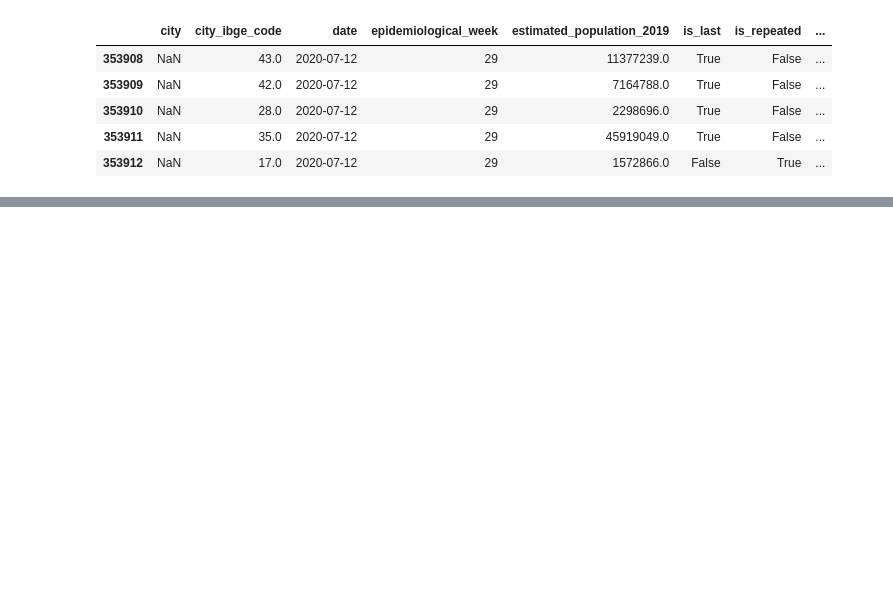
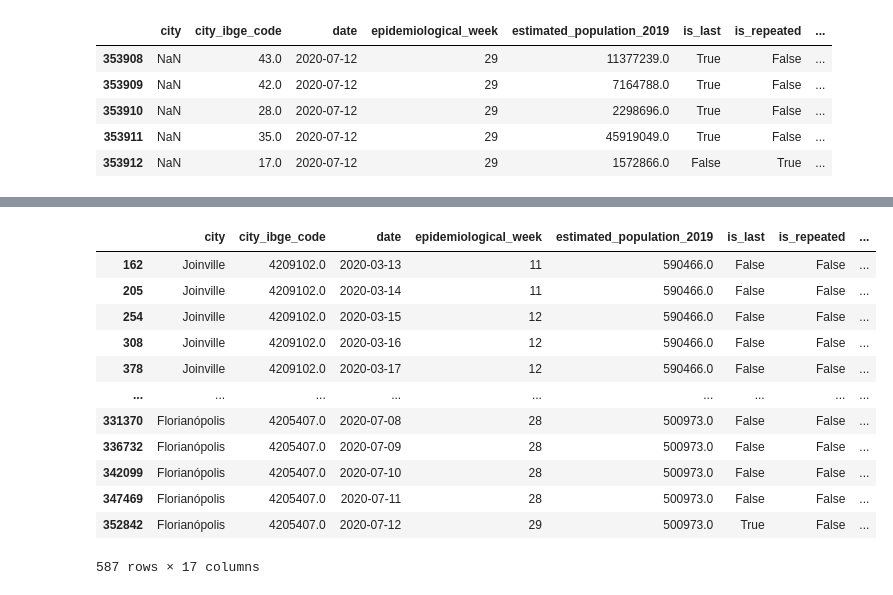
Before and after one commit to cristianokair/python, a Jupyter notebook: Atividade_grupo_covid19.ipynb, the cells around one changed output, grey strips where cells are left out. Saved outputs shown, nothing was run; the diff lists cells and outputs as text; code cells hidden in the pictures; blank space fills up the shorter version.

```diff
--- a/Atividade_grupo_covid19.ipynb
+++ b/Atividade_grupo_covid19.ipynb
@@ -50,0 +36,23 @@ SyntaxError: invalid syntax (<ipython-input-10-1a21333e02af>, line 1)
+# %%
+cols = ['city', 'date', 'last_available_confirmed', 'last_available_deaths']
+cidades = ['Joinville', 'Blumenau', 'Itajaí', 'Criciúma', 'Florianópolis']
+frames = list()
+for c in cidades:
+    frames.append(df_completo[df_completo['city'] == c])
+filtro_cidades = (df_completo['city'] == 'Joinville') | (df_completo['city'] == 'Blumenau') | (df_completo['city'] == 'Itajaí') | (df_completo['city'] == 'Criciúma') | (df_completo['city'] == 'Florianópolis')
+df = df_completo[filtro_cidades]
+df.tail()[cols]
+# %% [output]
+|  | city | city_ibge_code | date | epidemiological_week | estimated_population_2019 | is_last | is_repeated | ... |
+| 162 | Joinville | 4209102.0 | 2020-03-13 | 11 | 590466.0 | False | False | ... |
+| 205 | Joinville | 4209102.0 | 2020-03-14 | 11 | 590466.0 | False | False | ... |
+| 254 | Joinville | 4209102.0 | 2020-03-15 | 12 | 590466.0 | False | False | ... |
+| 308 | Joinville | 4209102.0 | 2020-03-16 | 12 | 590466.0 | False | False | ... |
+| 378 | Joinville | 4209102.0 | 2020-03-17 | 12 | 590466.0 | False | False | ... |
+| ... | ... | ... | ... | ... | ... | ... | ... | ... |
+| 331370 | Florianópolis | 4205407.0 | 2020-07-08 | 28 | 500973.0 | False | False | ... |
+| 336732 | Florianópolis | 4205407.0 | 2020-07-09 | 28 | 500973.0 | False | False | ... |
+| 342099 | Florianópolis | 4205407.0 | 2020-07-10 | 28 | 500973.0 | False | False | ... |
+| 347469 | Florianópolis | 4205407.0 | 2020-07-11 | 28 | 500973.0 | False | False | ... |
+| 352842 | Florianópolis | 4205407.0 | 2020-07-12 | 29 | 500973.0 | True | False | ... |
+587 rows × 17 columns
```
Also changed, not shown: parts of 7 cells of this notebook, 4 other files.
